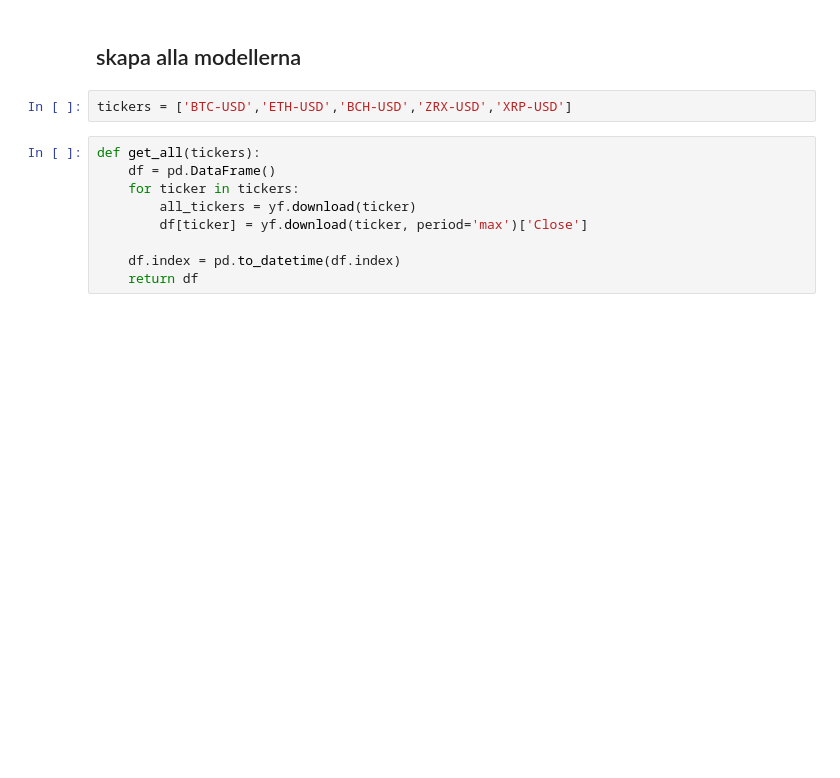
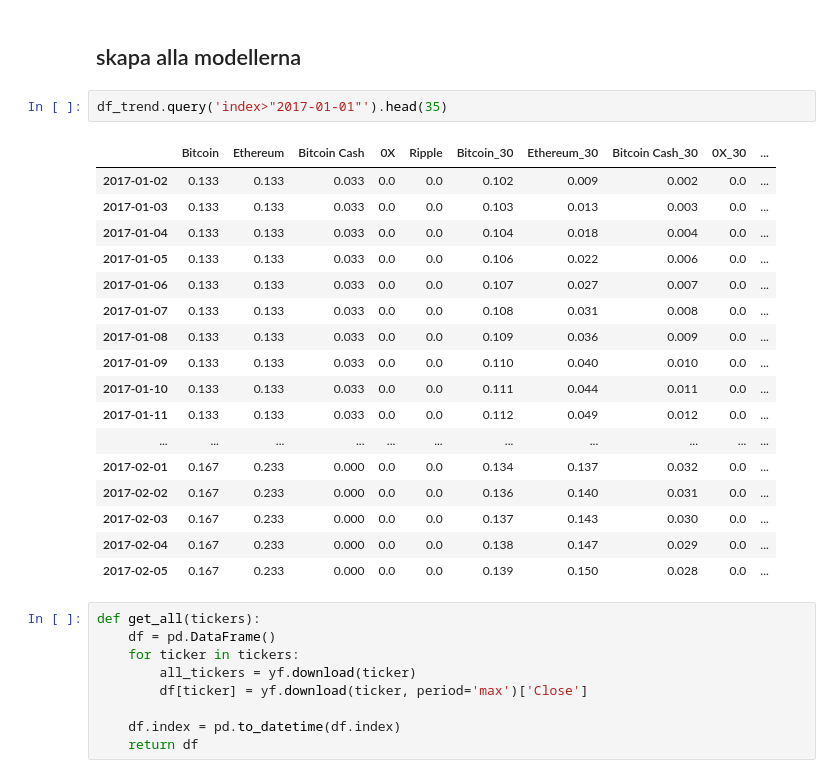
Before and after one commit to carokanns/Krypto, a Jupyter notebook: new_skapa_modeller.ipynb, the cells around one changed output. Drawn from its saved outputs; the diff is of its cells as text; blank space fills up the shorter version.

```diff
--- a/new_skapa_modeller.ipynb
+++ b/new_skapa_modeller.ipynb
@@ -151,7 +66,25 @@ display((df_trend.fillna(method='ffill').rolling(250).mean()).tail(60))
 # %% [markdown]
 ## skapa alla modellerna
-# %%
-tickers = ['BTC-USD','ETH-USD','BCH-USD','ZRX-USD','XRP-USD']
+# %%
+df_trend.query('index>"2017-01-01"').head(35)
+# %% [output]
+|  | Bitcoin | Ethereum | Bitcoin Cash | 0X | Ripple | Bitcoin_30 | Ethereum_30 | Bitcoin Cash_30 | 0X_30 | ... |
+| 2017-01-02 | 0.133 | 0.133 | 0.033 | 0.0 | 0.0 | 0.102 | 0.009 | 0.002 | 0.0 | ... |
+| 2017-01-03 | 0.133 | 0.133 | 0.033 | 0.0 | 0.0 | 0.103 | 0.013 | 0.003 | 0.0 | ... |
+| 2017-01-04 | 0.133 | 0.133 | 0.033 | 0.0 | 0.0 | 0.104 | 0.018 | 0.004 | 0.0 | ... |
+| 2017-01-05 | 0.133 | 0.133 | 0.033 | 0.0 | 0.0 | 0.106 | 0.022 | 0.006 | 0.0 | ... |
+| 2017-01-06 | 0.133 | 0.133 | 0.033 | 0.0 | 0.0 | 0.107 | 0.027 | 0.007 | 0.0 | ... |
+| 2017-01-07 | 0.133 | 0.133 | 0.033 | 0.0 | 0.0 | 0.108 | 0.031 | 0.008 | 0.0 | ... |
+| 2017-01-08 | 0.133 | 0.133 | 0.033 | 0.0 | 0.0 | 0.109 | 0.036 | 0.009 | 0.0 | ... |
+| 2017-01-09 | 0.133 | 0.133 | 0.033 | 0.0 | 0.0 | 0.110 | 0.040 | 0.010 | 0.0 | ... |
+| 2017-01-10 | 0.133 | 0.133 | 0.033 | 0.0 | 0.0 | 0.111 | 0.044 | 0.011 | 0.0 | ... |
+| 2017-01-11 | 0.133 | 0.133 | 0.033 | 0.0 | 0.0 | 0.112 | 0.049 | 0.012 | 0.0 | ... |
+| ... | ... | ... | ... | ... | ... | ... | ... | ... | ... | ... |
+| 2017-02-01 | 0.167 | 0.233 | 0.000 | 0.0 | 0.0 | 0.134 | 0.137 | 0.032 | 0.0 | ... |
+| 2017-02-02 | 0.167 | 0.233 | 0.000 | 0.0 | 0.0 | 0.136 | 0.140 | 0.031 | 0.0 | ... |
+| 2017-02-03 | 0.167 | 0.233 | 0.000 | 0.0 | 0.0 | 0.137 | 0.143 | 0.030 | 0.0 | ... |
+| 2017-02-04 | 0.167 | 0.233 | 0.000 | 0.0 | 0.0 | 0.138 | 0.147 | 0.029 | 0.0 | ... |
+| 2017-02-05 | 0.167 | 0.233 | 0.000 | 0.0 | 0.0 | 0.139 | 0.150 | 0.028 | 0.0 | ... |
 # %%
 def get_all(tickers):
     df = pd.DataFrame()
```
Also changed, not shown: parts of 13 cells of this notebook, 12 other files.
